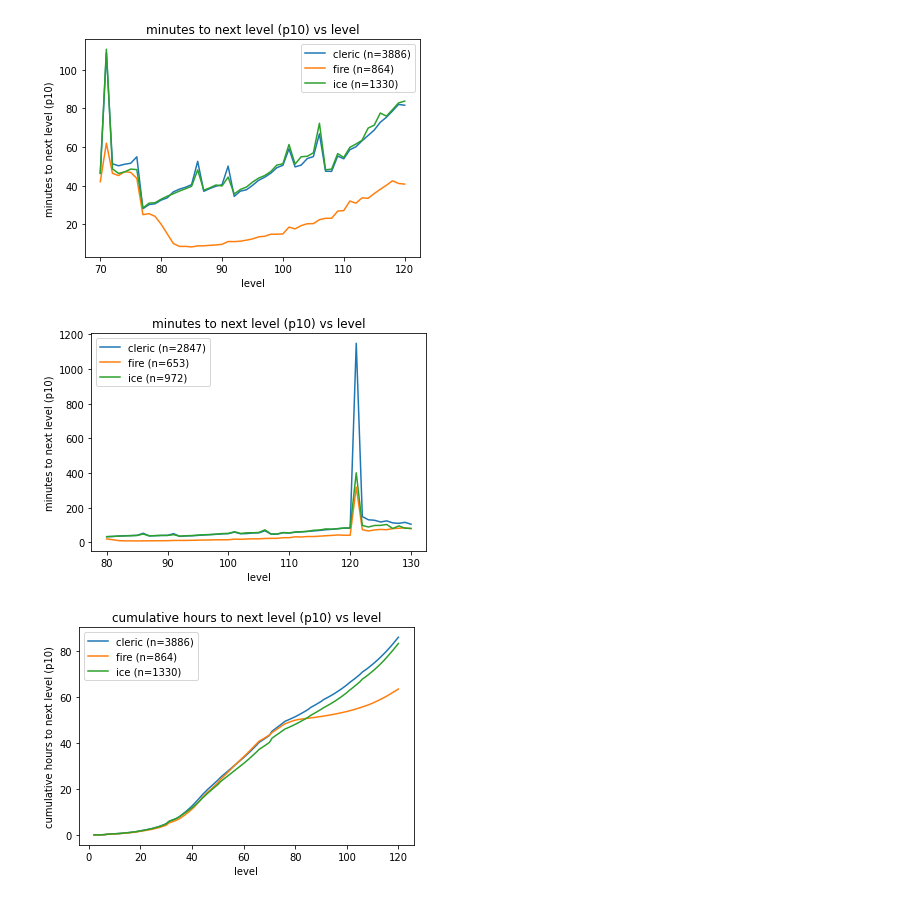
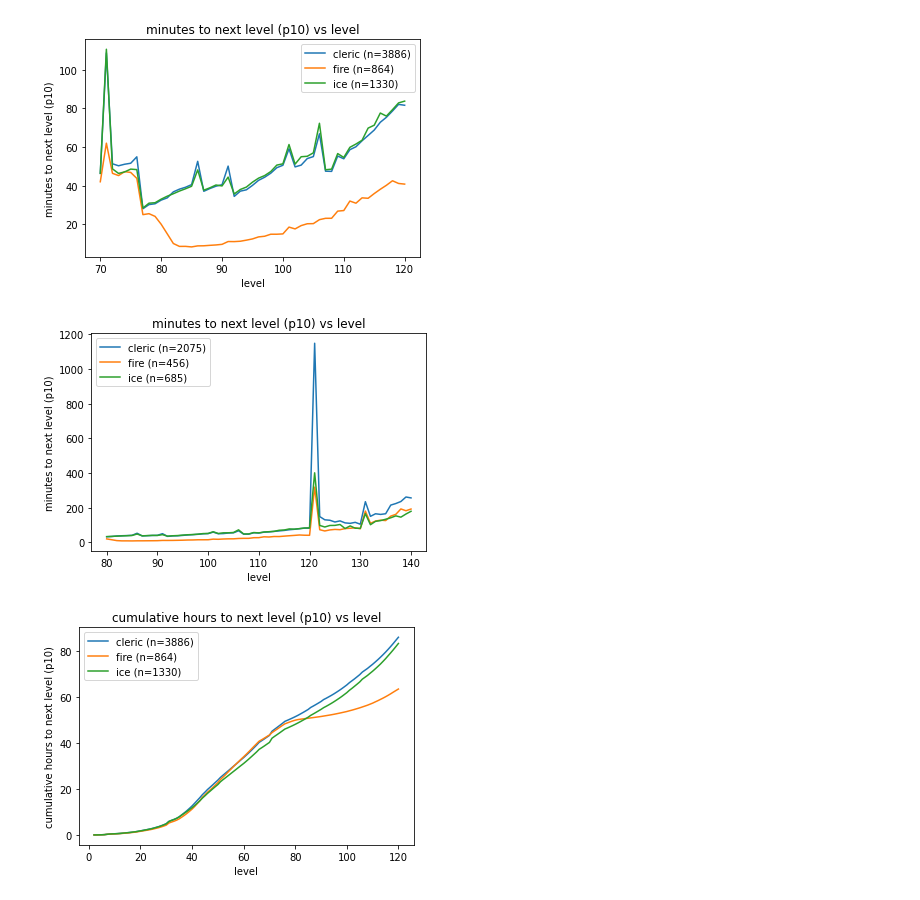
Before and after one commit to geospiza-fortis/ml-player-growth, a Jupyter notebook: notebooks/2021-05-22-levels.ipynb, the cells around one changed output. Saved outputs shown, nothing was run; the diff lists cells and outputs as text; code cells hidden in the pictures.

```diff
--- a/notebooks/2021-05-22-levels.ipynb
+++ b/notebooks/2021-05-22-levels.ipynb
@@ -325,17 +325,17 @@ plt.show()
 # %%
 for name in pdf.specialization.unique():
     if name == "all":
         continue
-    res = pdf[(pdf.specialization == name) & (pdf.level >= 80) & (pdf.level <= 130)]
+    res = pdf[(pdf.specialization == name) & (pdf.level >= 80) & (pdf.level <= 140)]
     n = res[res.level == res.level.max()].n.values[0]
     plt.plot(res.level, res.p10, label=f"{name} (n={n})")
 plt.title("minutes to next level (p10) vs level")
 plt.xlabel("level")
 plt.ylabel("minutes to next level (p10)")
 plt.legend()
 plt.show()
 # %% [output]
-[figure, old version]
+[figure, new version]
 # %%
 for name in pdf.specialization.unique():
     if name == "all":
```
Also changed, not shown: 1 other file.
